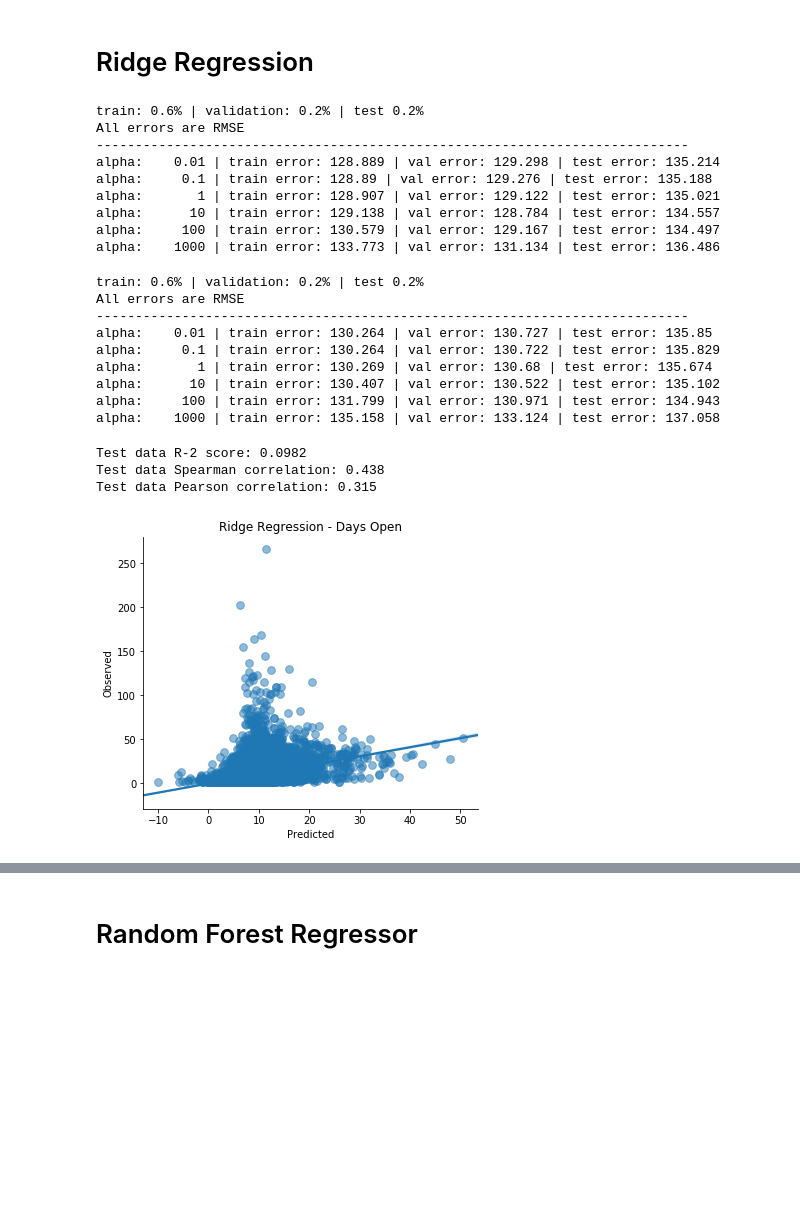
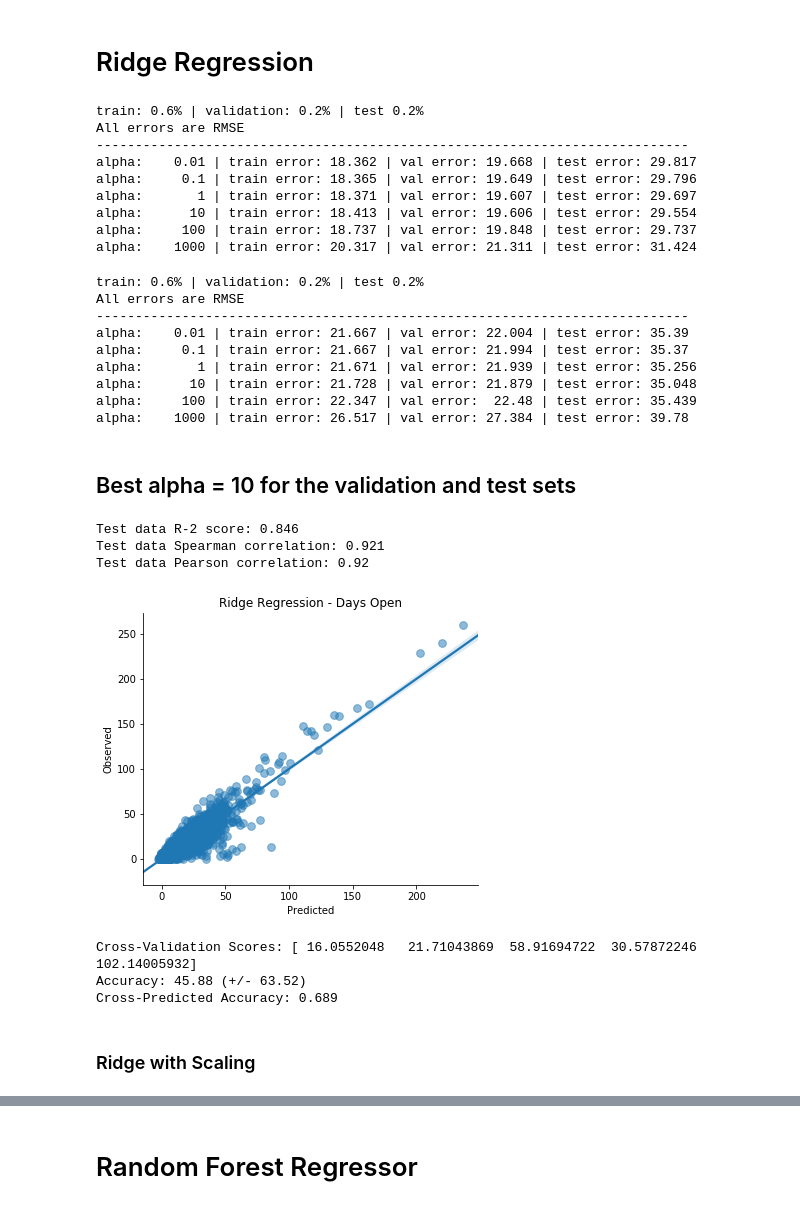
Before and after one commit to lwdee/Springboard, a Jupyter notebook: Capstone/Capstone_1_Machine_Learning.ipynb, the cells around one changed output, grey strips where cells are left out. Cells and saved outputs as stored; diff of their text form; code cells hidden in the pictures; blank space fills up the shorter version.

```diff
--- a/Capstone/Capstone_1_Machine_Learning.ipynb
+++ b/Capstone/Capstone_1_Machine_Learning.ipynb
@@ -153,0 +176,2 @@ Name: days_open, dtype: float64
+# %%
+df['days_open'] = np.log(df['days_open'])
@@ -197,7 +231,7 @@ X_titles_hr.head(3)
 y = df[['Date', 'hour', 'days_open']]
 
 # aggregate by day and by HOUR
-y = y.groupby(['Date', 'hour']).mean()
+y = y.groupby(['Date', 'hour']).sum()
 
 # View
 print(len(y))
@@ -443,7 +442,7 @@ Cross-Predicted Accuracy: -0.023
 # %%
 df_nums = df_closed[['Date', 'hour', 'week_day', 'opened_month', 'x_geom', 'y_geom', 'max_temp',
                      'precipitation']]
-X_nums_hr = df_nums.groupby(['Date', 'hour']).mean().astype('float64')
+X_nums_hr = df_nums.groupby(['Date', 'hour']).sum().astype('float64')
 
 #.agg({'x_geom':'mode', 'y_geom':'mode', 'max_temp':'mean', 'min_temp':'mean',
 #    'precipitation':'mean', 'snow_depth':'mean'})
@@ -460,7 +459,15 @@ X_nums_hr.head(2)
 # %%
 # Create df with all numerical features and titles
 
-X_all = pd.concat([X_titles_hr, X_nums_hr], axis=1, join='outer')
+X_all = pd.concat([X_titles_hr, X_nums_hr, X_hood], axis=1, join='outer')
+#Test data R-2 score: 0.828
+#Root Mean Squared Error: 4.683
+#Cross-Predicted Accuracy: 0.687
+
+#X_all = pd.concat([X_titles_hr, X_nums_hr], axis=1, join='outer')
+#Test data R-2 score: 0.823
+#Root Mean Squared Error: 4.754
+#Cross-Predicted Accuracy: 0.686
 
 # Use the hour column as a feature
 X_all = X_all.reset_index(level=['hour'])
@@ -582,54 +701,75 @@ RidgeEval(X_all, y)
 train: 0.6% | validation: 0.2% | test 0.2%
 All errors are RMSE
 ----------------------------------------------------------------------------
-alpha:    0.01 | train error: 128.889 | val error: 129.298 | test error: 135.214
-alpha:     0.1 | train error: 128.89 | val error: 129.276 | test error: 135.188
-alpha:       1 | train error: 128.907 | val error: 129.122 | test error: 135.021
-alpha:      10 | train error: 129.138 | val error: 128.784 | test error: 134.557
-alpha:     100 | train error: 130.579 | val error: 129.167 | test error: 134.497
-alpha:    1000 | train error: 133.773 | val error: 131.134 | test error: 136.486
+alpha:    0.01 | train error: 18.362 | val error: 19.668 | test error: 29.817
+alpha:     0.1 | train error: 18.365 | val error: 19.649 | test error: 29.796
+alpha:       1 | train error: 18.371 | val error: 19.607 | test error: 29.697
+alpha:      10 | train error: 18.413 | val error: 19.606 | test error: 29.554
+alpha:     100 | train error: 18.737 | val error: 19.848 | test error: 29.737
+alpha:    1000 | train error: 20.317 | val error: 21.311 | test error: 31.424
 # %%
 RidgeEval(X_titles_hr, y)
 # %% [output]
 train: 0.6% | validation: 0.2% | test 0.2%
 All errors are RMSE
 ----------------------------------------------------------------------------
-alpha:    0.01 | train error: 130.264 | val error: 130.727 | test error: 135.85
-alpha:     0.1 | train error: 130.264 | val error: 130.722 | test error: 135.829
-alpha:       1 | train error: 130.269 | val error: 130.68 | test error: 135.674
-alpha:      10 | train error: 130.407 | val error: 130.522 | test error: 135.102
-alpha:     100 | train error: 131.799 | val error: 130.971 | test error: 134.943
-alpha:    1000 | train error: 135.158 | val error: 133.124 | test error: 137.058
+alpha:    0.01 | train error: 21.667 | val error: 22.004 | test error: 35.39
+alpha:     0.1 | train error: 21.667 | val error: 21.994 | test error: 35.37
+alpha:       1 | train error: 21.671 | val error: 21.939 | test error: 35.256
+alpha:      10 | train error: 21.728 | val error: 21.879 | test error: 35.048
+alpha:     100 | train error: 22.347 | val error:  22.48 | test error: 35.439
+alpha:    1000 | train error: 26.517 | val error: 27.384 | test error: 39.78
+# %% [markdown]
+## Best alpha = 10 for the validation and test sets
 # %%
 # Create training and test sets
 X_train, X_test, y_train, y_test = train_test_split(X_all, y['days_open'], test_size = .3, random_state=42)
 
 # Fit model to training data
-ridge = Ridge(alpha=100, fit_intercept=True, random_state=44)
+ridge = Ridge(alpha=10, fit_intercept=True, random_state=44)
 ridge.fit(X_train, y_train)
 
 # Predict and view stats
 predicted_train = ridge.predict(X_train)
 predicted_test = ridge.predict(X_test)
 test_score = r2_score(y_test, predicted_test)
 spearman = spearmanr(y_test, predicted_test)
 pearson = pearsonr(y_test, predicted_test)
 print(f'Test data R-2 score: {test_score:>5.3}')
 print(f'Test data Spearman correlation: {spearman[0]:.3}')
 print(f'Test data Pearson correlation: {pearson[0]:.3}')
 
 # scatter plot between predicted days_open and actuals
 fig, ax = plt.subplots(figsize=(6, 5))
 sns.regplot(x=ridge.predict(X_all), y=y['days_open'], fit_reg = True, scatter_kws={'alpha':0.5, 's':60})
 
 plt.xlabel("Predicted")
 plt.ylabel("Observed")
 plt.title("Ridge Regression - Days Open")
 ax.spines['top'].set_visible(False)
 ax.spines['right'].set_visible(False)
 plt.show()
+
+# Compute 5-fold cross-validation scores: cv_scores
+cv_scores = -cross_val_score(ridge, X_all, y, cv = 5, scoring='neg_mean_squared_error')
+
+# Print the 5-fold cross-validation scores
+print("Cross-Validation Scores: {}".format(cv_scores, 3))
+print("Accuracy: %0.2f (+/- %0.2f)" % (cv_scores.mean(), cv_scores.std() * 2))
+
+# Make cross validated predictions
+predictions = cross_val_predict(ridge, X_all, y, cv=5)
+accuracy = r2_score(y, predictions)
+print ('Cross-Predicted Accuracy: %0.3f' % (accuracy))
+
+#Best R-2 score: 0.846
 # %% [output]
-Test data R-2 score: 0.0982
-Test data Spearman correlation: 0.438
-Test data Pearson correlation: 0.315
+Test data R-2 score: 0.846
+Test data Spearman correlation: 0.921
+Test data Pearson correlation: 0.92
-[figure, old version]
+[figure, new version]
+Cross-Validation Scores: [ 16.0552048   21.71043869  58.91694722  30.57872246 102.14005932]
+Accuracy: 45.88 (+/- 63.52)
+Cross-Predicted Accuracy: 0.689
+# %% [markdown]
+### Ridge with Scaling
```
Also changed, not shown: parts of 36 cells of this notebook.
